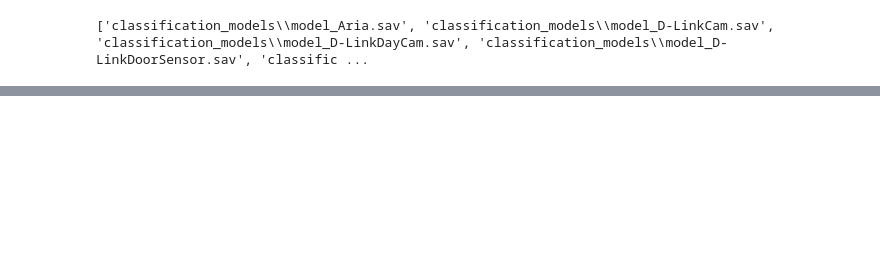
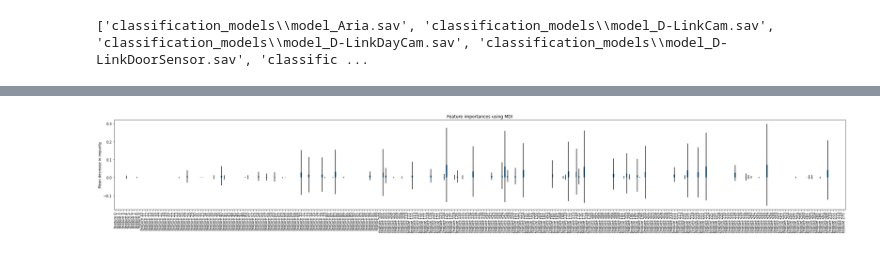
Before and after one commit to fdaus/iot_sentinel_fingerprint, a Jupyter notebook: iot sentinel.ipynb, the cells around one changed output, grey strips where cells are left out. Saved outputs shown, nothing was run; the diff lists cells and outputs as text; code cells hidden in the pictures; blank space fills up the shorter version.

```diff
--- a/iot sentinel.ipynb
+++ b/iot sentinel.ipynb
@@ -267,0 +349,12 @@ C:\Users\onewa\.conda\envs\test-env\python.exe
+# %%
+df = pd.read_csv(r'dataset.csv',header=None)
+df= change_label(df,'Aria')
+
+X, y =split_data(df)
+X_train, X_test, y_train, y_test = train_test_split(
+    X, y, stratify=y, random_state=42)
+
+feature_names = [f'feature {i}' for i in range(X.shape[1])]
+
+forest = get_model()
+forest.fit(X_train, y_train)
@@ -267,0 +364,12 @@ C:\Users\onewa\.conda\envs\test-env\python.exe
+# %%
+import time
+import numpy as np
+
+start_time = time.time()
+importances = forest.feature_importances_
+std = np.std([
+    tree.feature_importances_ for tree in forest.estimators_], axis=0)
+elapsed_time = time.time() - start_time
+
+print(f"Elapsed time to compute the importances: "
+      f"{elapsed_time:.3f} seconds")
@@ -267,0 +378,16 @@ C:\Users\onewa\.conda\envs\test-env\python.exe
+# %%
+import pandas as pd
+import matplotlib.pyplot as plt
+import matplotlib
+%matplotlib inline
+#matplotlib.rcParams.update({'font.size': 20})
+plt.rcParams["figure.figsize"] = (30,5)
+forest_importances = pd.Series(importances, index=feature_names)
+
+fig, ax = plt.subplots()
+forest_importances.plot.bar(yerr=std, ax=ax)
+ax.set_title("Feature importances using MDI")
+ax.set_ylabel("Mean decrease in impurity")
+fig.tight_layout()
+# %% [output]
+[figure, added]
```
Also changed, not shown: parts of 31 cells of this notebook, 33 other files.
